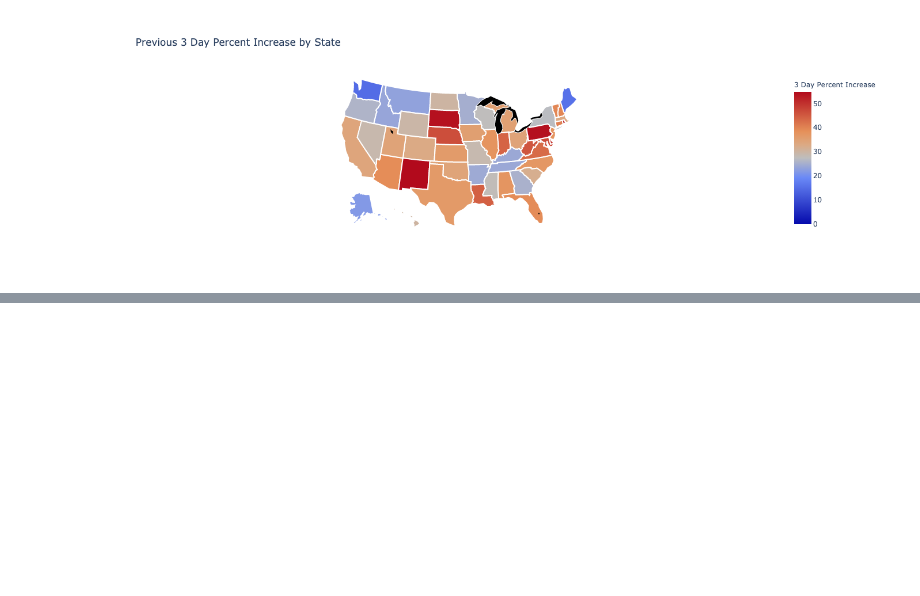
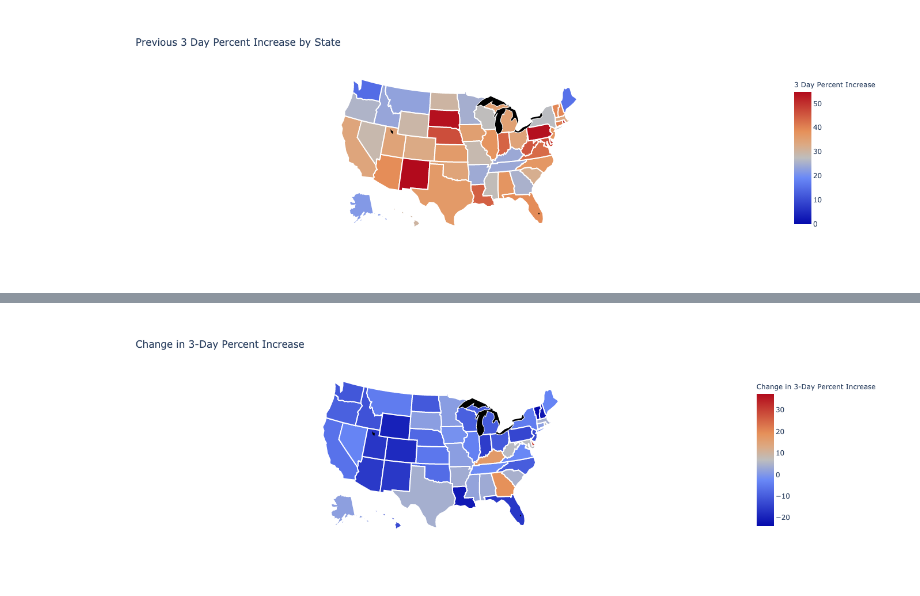
Before and after one commit to tylerjwoods/covid-19, a Jupyter notebook: choropleth_states.ipynb, the cells around one changed output, grey strips where cells are left out. Drawn from its saved outputs; the diff is of its cells as text; code cells hidden in the pictures; blank space fills up the shorter version.

```diff
--- a/choropleth_states.ipynb
+++ b/choropleth_states.ipynb
@@ -324,0 +329,3 @@ url = py.offline.iplot(fig, filename='cloropleth-week-map');
+# %%
+df = three_days[['state','3 day', 'Prev 3 day']].copy()
+df.head()
@@ -324,0 +339,2 @@ url = py.offline.iplot(fig, filename='cloropleth-week-map');
+# %%
+df['Change in 3-Day'] = df['3 day'] - df['Prev 3 day']
@@ -324,0 +350,33 @@ url = py.offline.iplot(fig, filename='cloropleth-week-map');
+# %%
+scl = [[1,'rgb(300,0,0)'], [0,'rgb(0,0,300)']]
+data = [ dict(
+        type='choropleth',
+        colorscale = scl,
+        autocolorscale = False,
+        locations = df['state'],
+        z = df['Change in 3-Day'].astype(float),
+        locationmode = 'USA-states',
+        marker = dict(
+            line = dict (
+                color = 'rgb(255,255,255)',
+                width = 2
+            )
+        ),
+        colorbar = dict(
+            title = "Change in 3-Day Percent Increase"
+        )
+    ) ]
+
+layout = dict(
+        title = 'Change in 3-Day Percent Increase',
+        geo = dict(
+            scope='usa',
+            projection=dict( type='albers usa' ),
+            showlakes = True,
+            lakecolor = 'rgb(0, 0, 0)',
+        ),
+    )
+fig = dict(data=data, layout=layout)
+url = py.offline.iplot(fig, filename='cloropleth-week-map');
+# %% [output]
+[figure, added]
```
Also changed, not shown: parts of 4 cells of this notebook, 2 other files.
